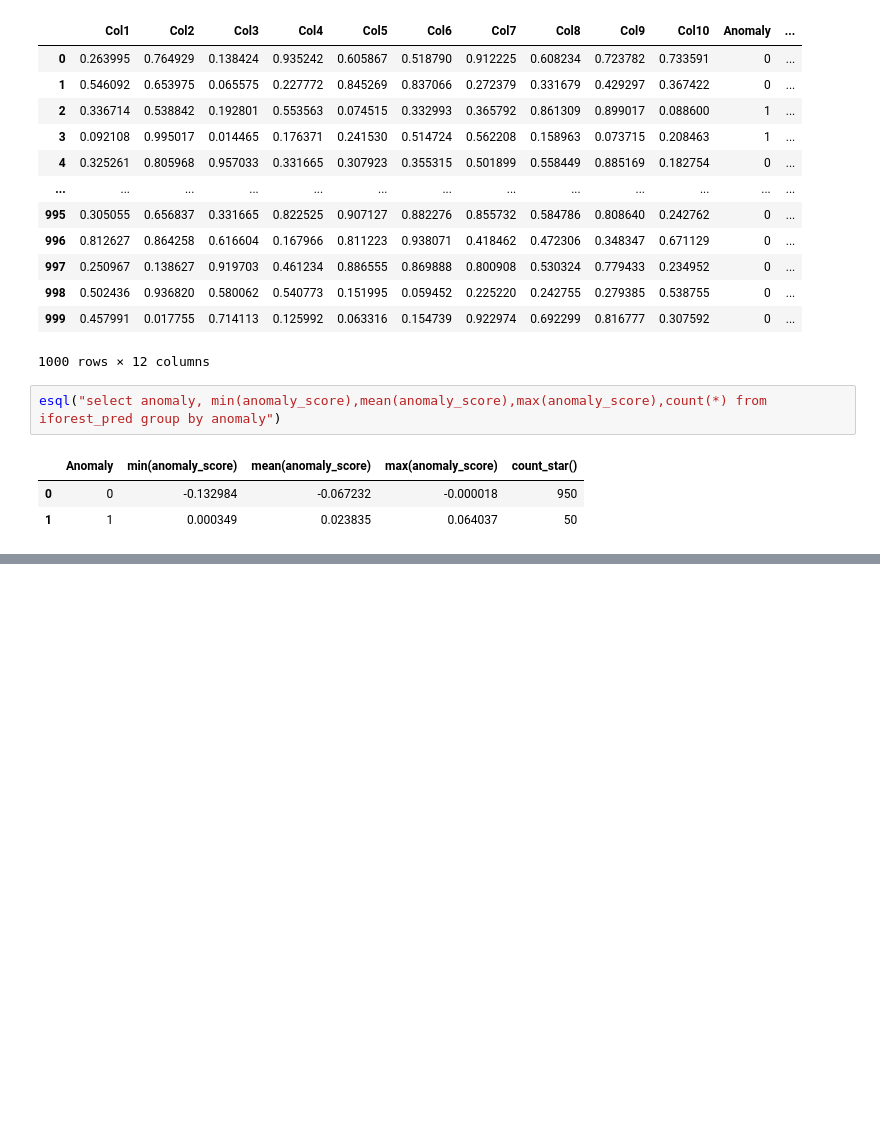
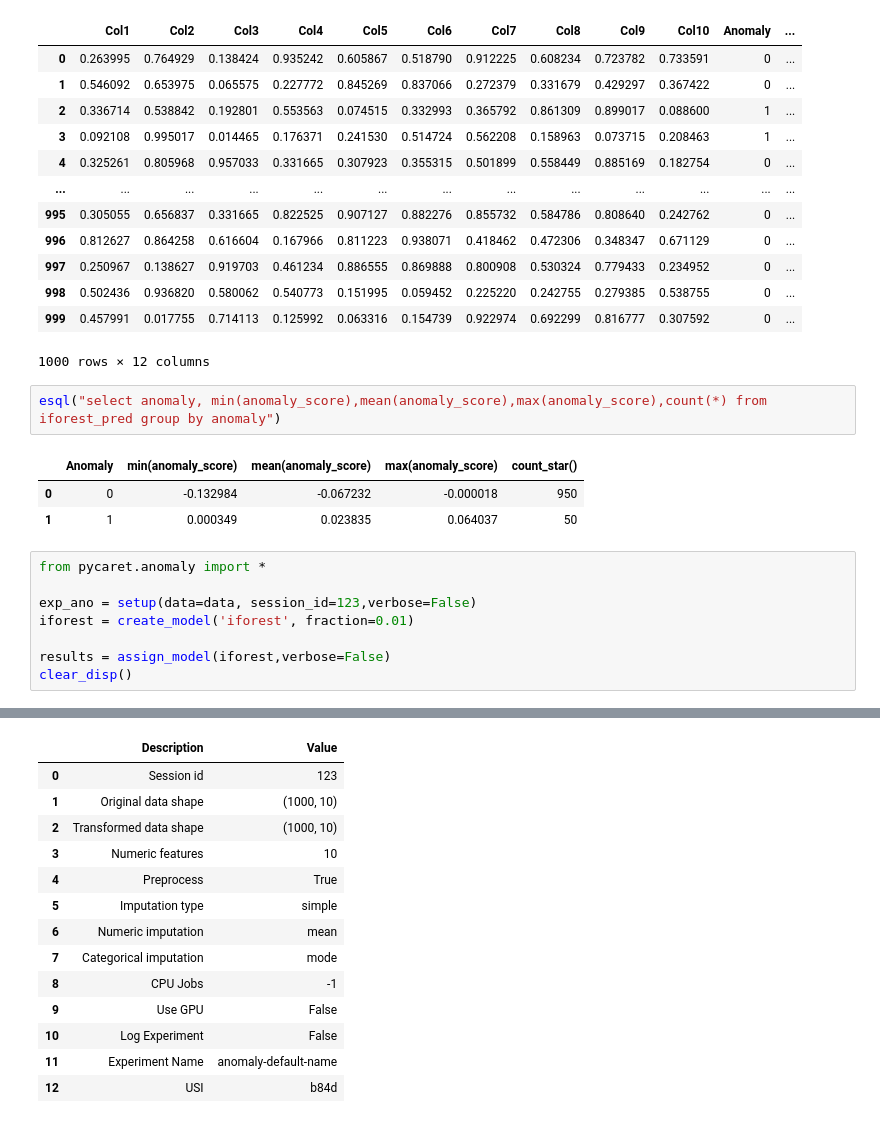
Before and after one commit to erickimkorea/ML_Training, a Jupyter notebook: d6_automl/6_7_Anomaly Detection.ipynb, the cells around one changed output, grey strips where cells are left out. Cells and saved outputs as stored; diff of their text form; blank space fills up the shorter version.

```diff
--- a/d6_automl/6_7_Anomaly Detection.ipynb
+++ b/d6_automl/6_7_Anomaly Detection.ipynb
@@ -156,3 +156,12 @@ esql("select anomaly, min(anomaly_score),mean(anomaly_score),max(anomaly_score),
 |  | Anomaly | min(anomaly_score) | mean(anomaly_score) | max(anomaly_score) | count_star() |
 | 0 | 0 | -0.132984 | -0.067232 | -0.000018 | 950 |
 | 1 | 1 | 0.000349 | 0.023835 | 0.064037 | 50 |
+# %%
+from pycaret.anomaly import *
+
+exp_ano = setup(data=data, session_id=123,verbose=False)
+iforest = create_model('iforest', fraction=0.01)
+
+results = assign_model(iforest,verbose=False)
+clear_disp()
+# %% [output]
@@ -158,0 +171,14 @@ esql("select anomaly, min(anomaly_score),mean(anomaly_score),max(anomaly_score),
+|  | Description | Value |
+| 0 | Session id | 123 |
+| 1 | Original data shape | (1000, 10) |
+| 2 | Transformed data shape | (1000, 10) |
+| 3 | Numeric features | 10 |
+| 4 | Preprocess | True |
+| 5 | Imputation type | simple |
+| 6 | Numeric imputation | mean |
+| 7 | Categorical imputation | mode |
+| 8 | CPU Jobs | -1 |
+| 9 | Use GPU | False |
+| 10 | Log Experiment | False |
+| 11 | Experiment Name | anomaly-default-name |
+| 12 | USI | b84d |
```
Also changed, not shown: parts of 4 cells of this notebook.
